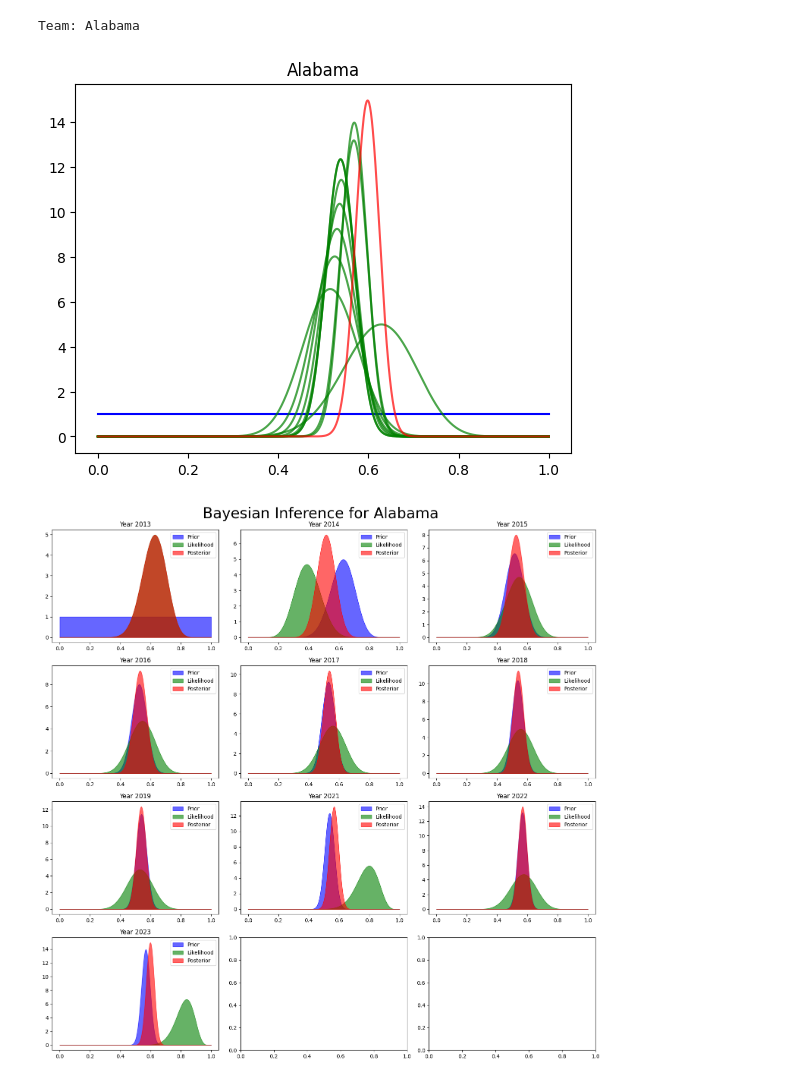
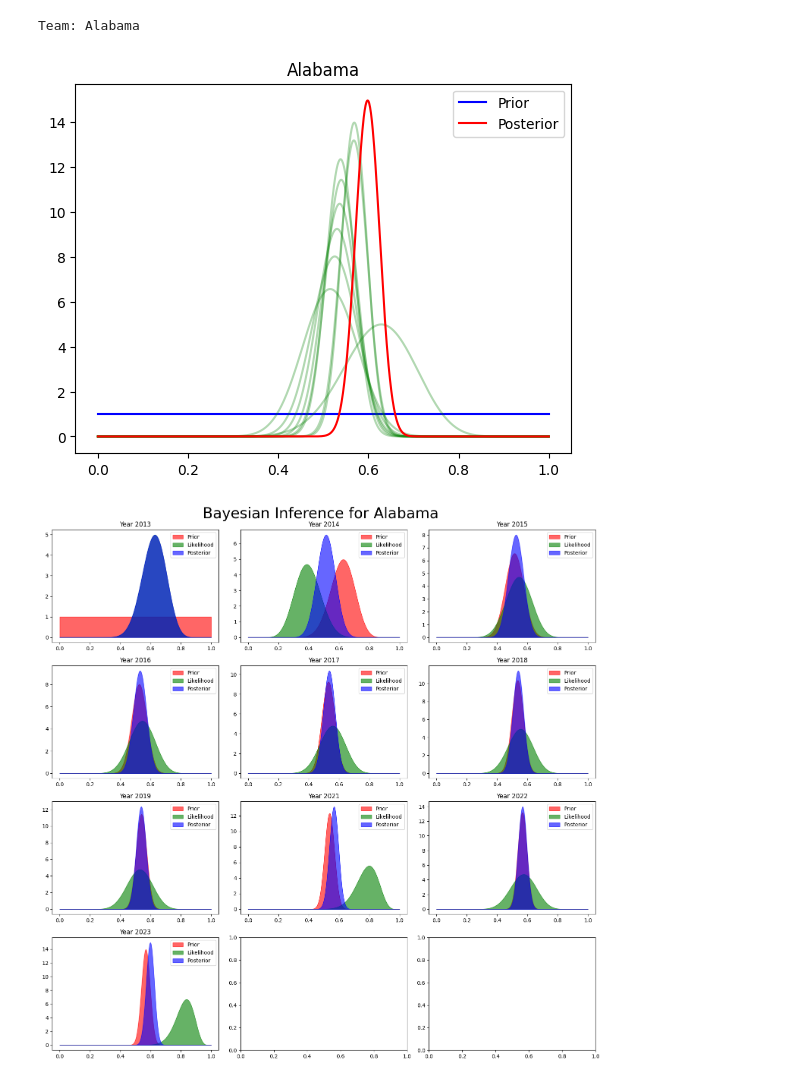
Before and after one commit to NamanChhibbar/Bayesian-Theory-Projects, a Jupyter notebook: Project1/project1.ipynb, the cells around one changed output. Saved outputs shown, nothing was run; the diff lists cells and outputs as text; code cells hidden in the pictures.

```diff
--- a/Project1/project1.ipynb
+++ b/Project1/project1.ipynb
@@ -72,8 +76,10 @@ Team: Alabama
 # Prior alpha and beta
 alpha_prior, beta_prior = 1, 1
 
-# Get range of years
-min_year, max_year = data["YEAR"].min(), data["YEAR"].max()
+# Get years
+years = data["YEAR"].unique()
+years.sort()
+max_year = years[-1]
 
 # Pi grid
 pi_grid = np.linspace(0, 1, 1000)
@@ -84,7 +90,7 @@ prior_vals = st.beta.pdf(pi_grid, alpha_prior, beta_prior)
 plt.title(team)
 plt.plot(pi_grid, prior_vals, label="Prior", color=color)
 
-for year in range(min_year, max_year + 1):
+for year in years:
 
   filt = (data["TEAM"] == team) & (data["YEAR"] == year)
 
@@ -97,14 +103,16 @@ for year in range(min_year, max_year + 1):
   post_vals = st.beta.pdf(pi_grid, alpha_post, beta_post)
 
   post_color = "red" if year == max_year else "green"
-  post_alpha = .7 if year == max_year else .3
-  plt.plot(pi_grid, post_vals, label=f"Posterior {year}", color=post_color, alpha=.7)
+  post_alpha = 1 if year == max_year else .3
+  post_label = "Posterior" if year == max_year else ""
+  plt.plot(pi_grid, post_vals, label=post_label, color=post_color, alpha=post_alpha)
 
   alpha_prior, beta_prior = alpha_post, beta_post
 
+plt.legend()
 plt.show()
 # %% [output]
-[figure, old version]
+[figure, new version]
 # %%
 # Prior alpha and beta
 alpha_prior, beta_prior = 1, 1
@@ -128,34 +136,33 @@ for i, year in enumerate(years):
   # plt.figure(figsize=(5, 4))
 
   # Plot prior
   prior_vals = st.beta.pdf(pi_grid, alpha_prior, beta_prior)
   ax[i].set_title(f"Year {year}")
-  ax[i].fill_between(pi_grid, prior_vals, label="Prior", color="blue", alpha=alpha)
+  ax[i].fill_between(pi_grid, prior_vals, label="Prior", color="red", alpha=alpha)
 
   # Get current year data
   filt = (data["TEAM"] == team) & (data["YEAR"] == year)
   wins = data[filt]["W"].sum()
   games = data[filt]["G"].sum()
 
   # Plot likelihood
   likelihood = st.binom.pmf(wins, games, pi_grid)
   likelihood *= num_points / likelihood.sum()
   ax[i].fill_between(pi_grid, likelihood, label="Likelihood", color="green", alpha=alpha)
 
   # Compute posterior alpha and beta
   alpha_post = alpha_prior + wins
   beta_post = beta_prior + games - wins
 
   # Plot posterior
   post_vals = st.beta.pdf(pi_grid, alpha_post, beta_post)
-  ax[i].fill_between(pi_grid, post_vals, label="Posterior", color="red", alpha=alpha)
-
+  ax[i].fill_between(pi_grid, post_vals, label="Posterior", color="blue", alpha=alpha)
   ax[i].legend()
 
   # Update prior alpha and beta
   alpha_prior, beta_prior = alpha_post, beta_post
 
 plt.tight_layout()
 plt.show()
 # %% [output]
-[figure, old version]
+[figure, new version]
```
Also changed, not shown: parts of 2 cells of this notebook, 6 other files.
